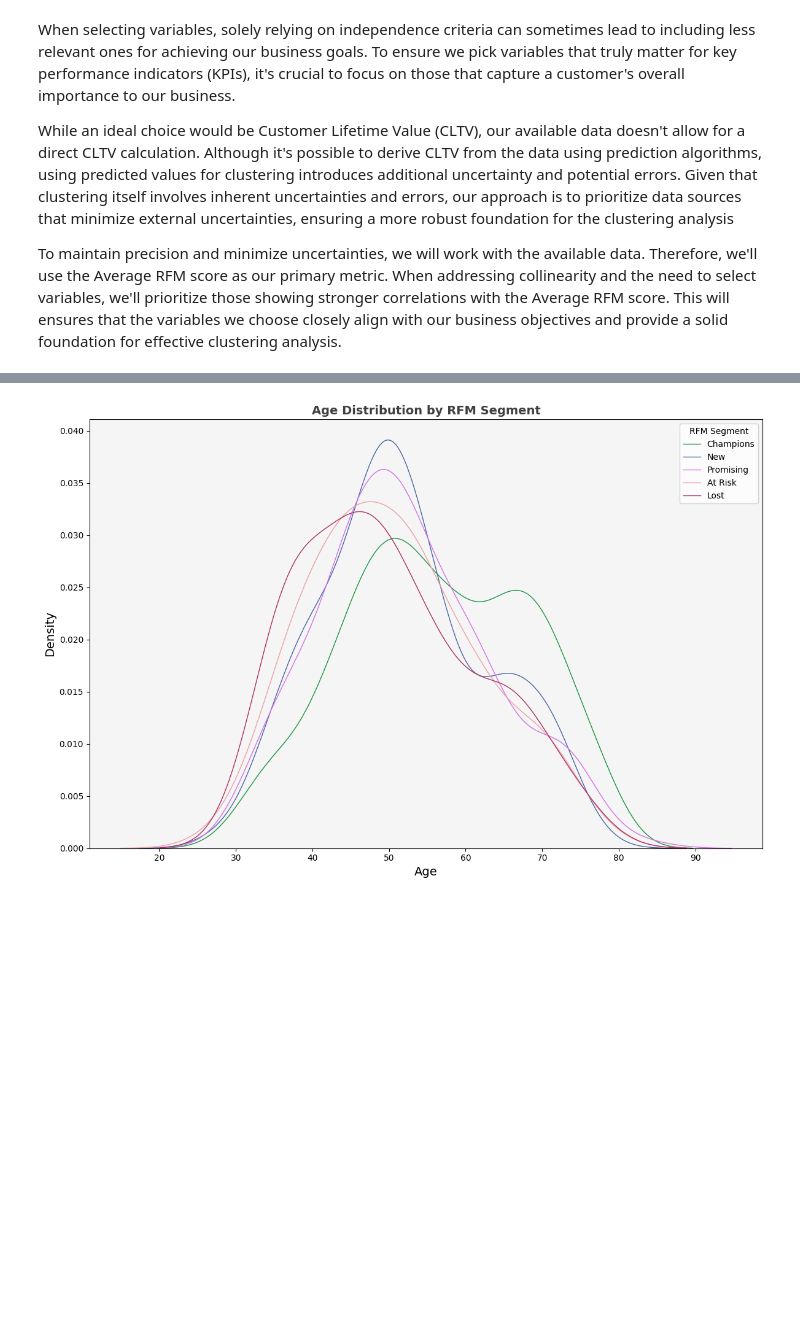
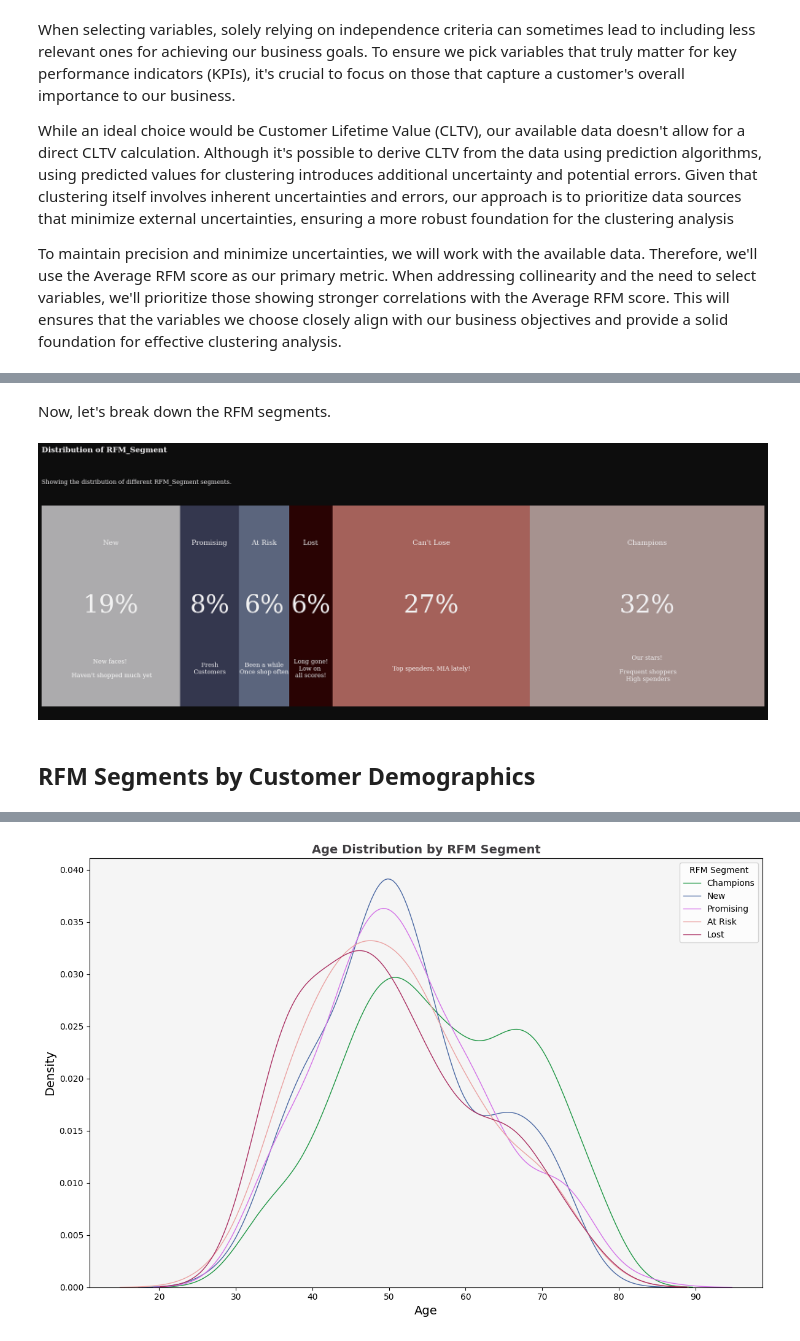
Before and after one commit to ramdhanhdy/DS_Project, a Jupyter notebook: Optimizing Customer Segmentation/RFM Analysis.ipynb, the cells around one changed output, grey strips where cells are left out. Drawn from its saved outputs; the diff is of its cells as text; code cells hidden in the pictures; blank space fills up the shorter version.

```diff
--- a/Optimizing Customer Segmentation/RFM Analysis.ipynb
+++ b/Optimizing Customer Segmentation/RFM Analysis.ipynb
@@ -562,0 +508,70 @@ df_rfm
+# %% [markdown]
+Now, let's break down the RFM segments.
+# %%
+color_palette = ['#F1F0F2', '#45496a', '#7d8bae', '#360000', '#e5857b', '#e8ccc7']
+
+def plot_segment_distribution(df, column):
+    journey_order = ['New', 'Promising', 'At Risk', 'Lost', "Can't Lose", 'Champions']
+    # Calculate the ratio for each segment
+    x = df[column].value_counts(normalize=True).loc[journey_order]
+
+    fig, ax = plt.subplots(1,1,figsize=(26, 8), dpi=100)
+    left = 0
+
+    colors = ['#5E0000', '#9ECCAE', '#360000',  '#8DB395', '#360000', '#24472B']
+    for idx, (segment, value) in enumerate(x.items()):
+        ax.barh(column, value, left=left, color=color_palette[idx], alpha=0.7, label=segment)
+
+        descriptions = {
+        'Champions': "Our stars!\n\n Frequent shoppers\n High spenders",
+        'New': "New faces! \n\n Haven't shopped much yet",
+        'Promising': "Fresh\nCustomers",
+        'At Risk': "Been a while\nOnce shop often",
+        "Can't Lose": "Top spenders, MIA lately!",
+        'Lost': "Long gone!\nLow on \nall scores!"
+    }
+
+        # Annotate the percentage
+        ax.annotate(f"{int(value*100)}%",
+                    xy=(left + value/2, 0),
+                    va='center', ha='center', fontsize=50, fontweight='light', fontfamily='serif',
+                    color='#F2F2F2' if idx % 2 == 0 else '#F1F0F2')
+
+        # Annotate the segment name
+        ax.annotate(segment,
+                    xy=(left + value/2, 0.25),
+                    va='center', ha='center', fontsize=14, fontweight='light', fontfamily='serif',
+                    color='#F2F2F2' if idx % 2 == 0 else '#F1F0F2')
+
+        # Annotate the segment name with description
+        ax.annotate(f"{descriptions[segment]}",
+                    xy=(left + value/2, -0.25),
+                    va='center', ha='center', fontsize=12, fontweight='light', fontfamily='serif',
+                    color='white' if idx % 2 == 0 else '#F1F0F2')
+
+        left += value
+
+    ax.set_xlim(0, 1)
+    ax.set_xticks([])
+    ax.set_yticks([])
+
+    fig.patch.set_facecolor('#0D0D0D')
+    ax.set_facecolor('#0D0D0D')
+
+    # Title & Subtitle
+    fig.text(0.125, 1.03, f'Distribution of {column}', fontfamily='serif', fontsize=15, fontweight='bold', color='#F1F0F2')
+    fig.text(0.125, 0.92, f'Showing the distribution of different {column} segments.', fontfamily='serif', fontsize=12, color='#F1F0F2')
+
+    for s in ['top', 'left', 'right', 'bottom']:
+        ax.spines[s].set_visible(False)
+
+    # Removing legend due to labelled plot
+    ax.legend().set_visible(False)
+    plt.show()
+
+# Call the function
+plot_segment_distribution(df, 'RFM_Segment')
+# %% [output]
+[figure, added]
+# %% [markdown]
+## RFM Segments by Customer Demographics
```
Also changed, not shown: parts of 17 cells of this notebook, 9 other files.
